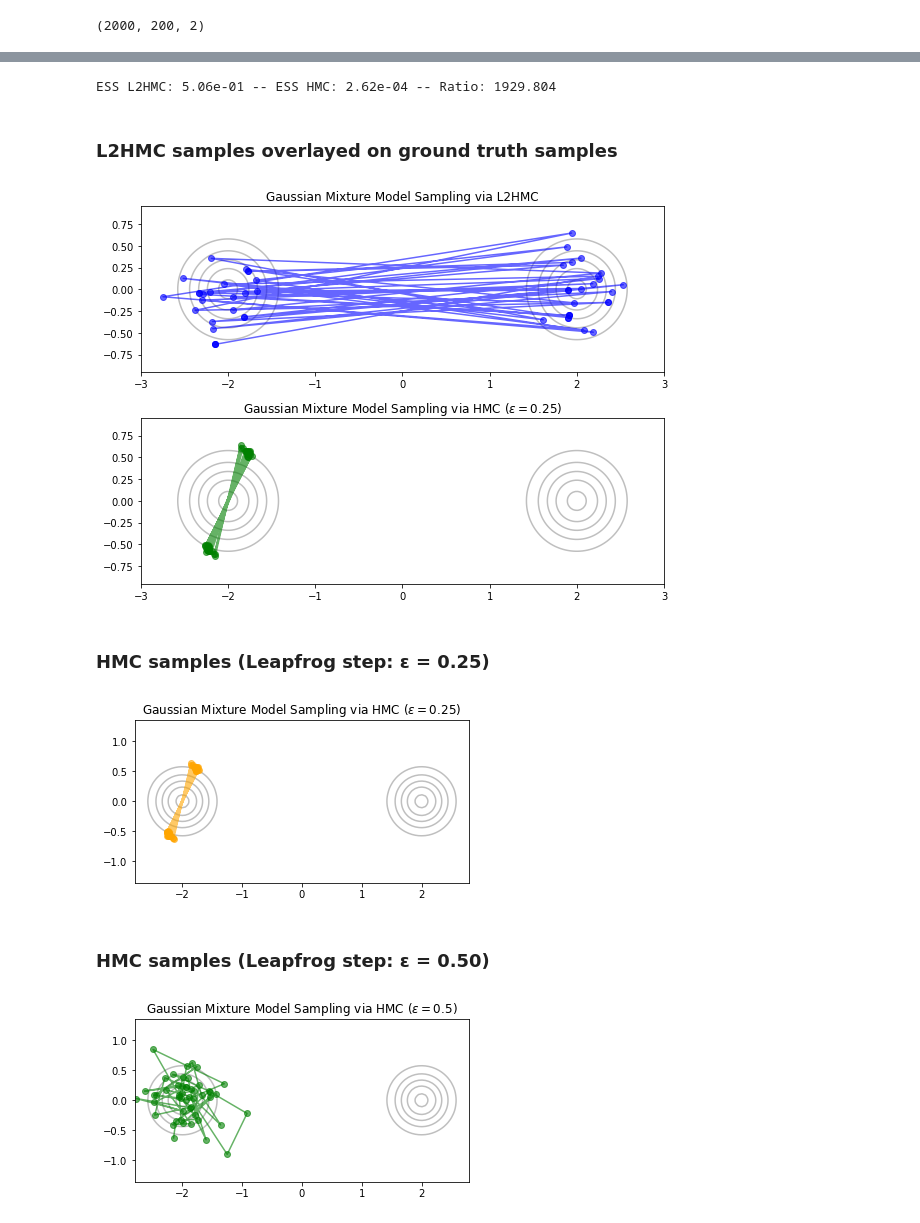
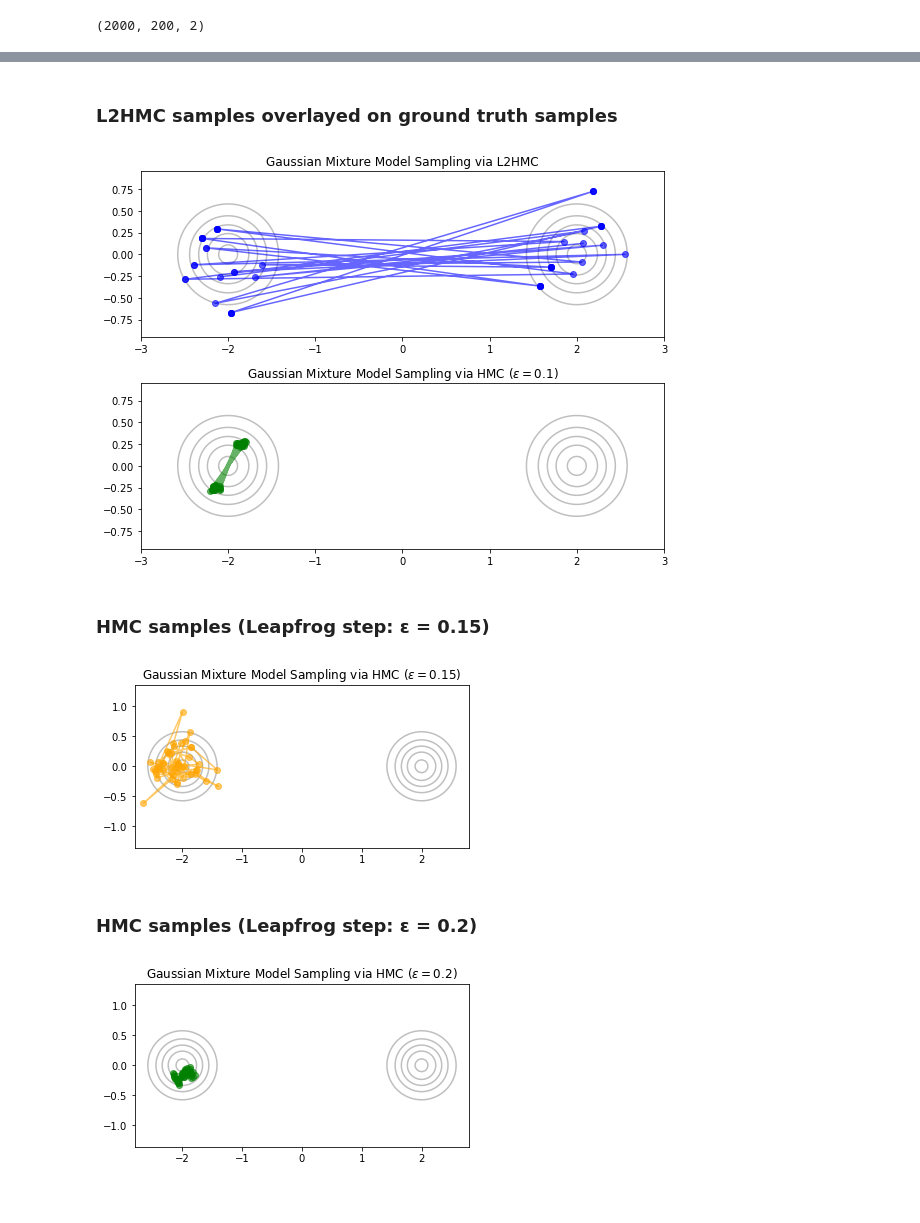
Before and after one commit to nkotelevskii/l2hmc_pytorch, a Jupyter notebook: l2hmc/experiments_gmm.ipynb, the cells around one changed output, grey strips where cells are left out. Cells and saved outputs as stored; diff of their text form; code cells hidden in the pictures.

```diff
--- a/l2hmc/experiments_gmm.ipynb
+++ b/l2hmc/experiments_gmm.ipynb
@@ -195,52 +196,50 @@ plt.show()
 # %%
-print('ESS L2HMC: %.2e -- ESS HMC: %.2e -- Ratio: %.3f' % (ESS(L2HMC), ESS(HMC2), ESS(L2HMC) / ESS(HMC2)))
+# print('ESS L2HMC: %.2e -- ESS HMC: %.2e -- Ratio: %.3f' % (ESS(L2HMC), ESS(HMC2), ESS(L2HMC) / ESS(HMC2)))
-# %% [output]
-ESS L2HMC: 5.06e-01 -- ESS HMC: 2.62e-04 -- Ratio: 1929.804
 # %% [markdown]
 ### L2HMC samples overlayed on ground truth samples
 # %%
 # plt.plot(S[:, 0], S[:, 1], 'o', alpha=0.6, color=main)
 fig = plt.figure(figsize=(8, 6))
 
 ax1 = plt.subplot(2,1,1)
 plot_gaussian_contours(mus, covs, colors=[c_contour, c_contour], x_lims=[-2.8,2.8], y_lims=[-1,1], res=200)
 plt.plot(L2HMC_samples[:50, 1, 0], L2HMC_samples[:50, 1, 1], color=c_l2hmc, marker='o', alpha=0.6)
 plt.title('Gaussian Mixture Model Sampling via L2HMC')
 plt.axis('equal')
 
 ax2 = plt.subplot(2,1,2, sharex=ax1)
 plot_gaussian_contours(mus, covs, colors=[c_contour, c_contour], x_lims=[-2.8,2.8], y_lims=[-1,1], res=200)
 plt.plot(HMC_samples_1[:50, 1, 0], HMC_samples_1[:50, 1, 1], color=c_hmc2, marker='o', alpha=0.6)
-plt.title('Gaussian Mixture Model Sampling via HMC ($\epsilon = 0.25$)')
+plt.title('Gaussian Mixture Model Sampling via HMC ($\epsilon = 0.1$)')
 plt.axis('equal')
 plt.tight_layout()
 
 plt.axis([-3,3,-2,2])
 
 plt.show()
 # fig.savefig('iso_gmm_explore.png', dpi=200)
 # %% [output]
-[figure, old version]
+[figure, new version]
 # %% [markdown]
-### HMC samples (Leapfrog step: ε = 0.25)
+### HMC samples (Leapfrog step: ε = 0.15)
 # %%
 fig = plt.figure(figsize=(6, 3))
 plot_gaussian_contours(mus, covs, colors=[c_contour, c_contour], x_lims=[-2.8,2.8], y_lims=[-1,1], res=100)
-plt.plot(HMC_samples_1[:50, 1, 0], HMC_samples_1[:50, 1, 1], color=c_hmc1, marker='o', alpha=0.6)
+plt.plot(HMC_samples_2[:50, 1, 0], HMC_samples_2[:50, 1, 1], color=c_hmc1, marker='o', alpha=0.6)
 plt.xlim([-5,5])
-plt.title('Gaussian Mixture Model Sampling via HMC ($\epsilon = 0.25$)')
+plt.title('Gaussian Mixture Model Sampling via HMC ($\epsilon = 0.15$)')
 plt.axis('equal')
 plt.show()
 # %% [output]
-[figure, old version]
+[figure, new version]
 # %% [markdown]
-### HMC samples (Leapfrog step: ε = 0.50)
+### HMC samples (Leapfrog step: ε = 0.2)
 # %%
 fig = plt.figure(figsize=(6, 3))
 plot_gaussian_contours(mus, covs, colors=[c_contour, c_contour], x_lims=[-2.8,2.8], y_lims=[-1,1])
-plt.plot(HMC_samples_2[:50, 1, 0], HMC_samples_2[:50, 1, 1], color=c_hmc2, marker='o', alpha=0.6)
-plt.title('Gaussian Mixture Model Sampling via HMC ($\epsilon = 0.5$)')
+plt.plot(HMC_samples_3[:50, 1, 0], HMC_samples_3[:50, 1, 1], color=c_hmc2, marker='o', alpha=0.6)
+plt.title('Gaussian Mixture Model Sampling via HMC ($\epsilon = 0.2$)')
 plt.axis('equal')
 plt.show()
 # %% [output]
-[figure, old version]
+[figure, new version]
```
Also changed, not shown: parts of 5 cells of this notebook, 8 other files.
